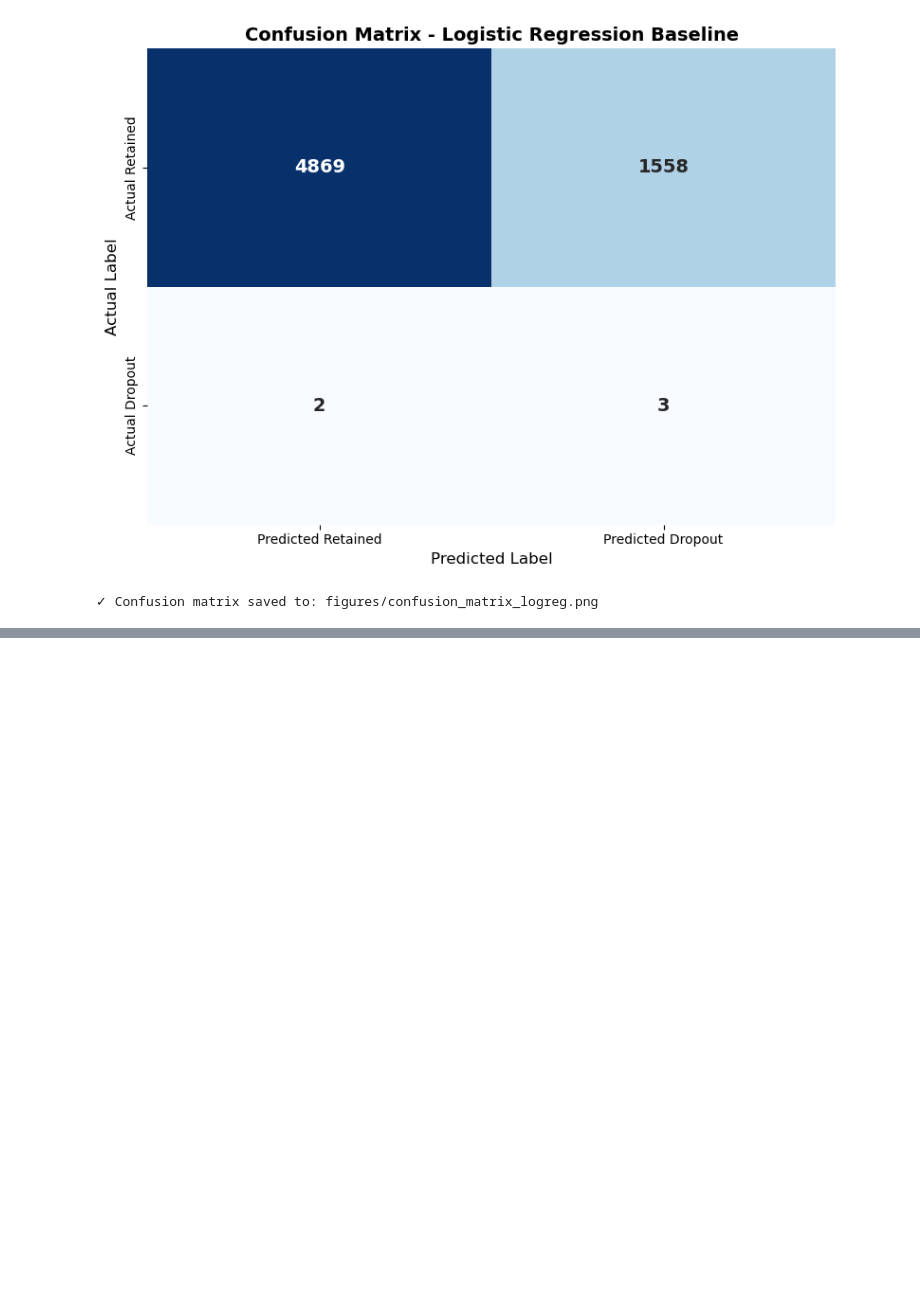
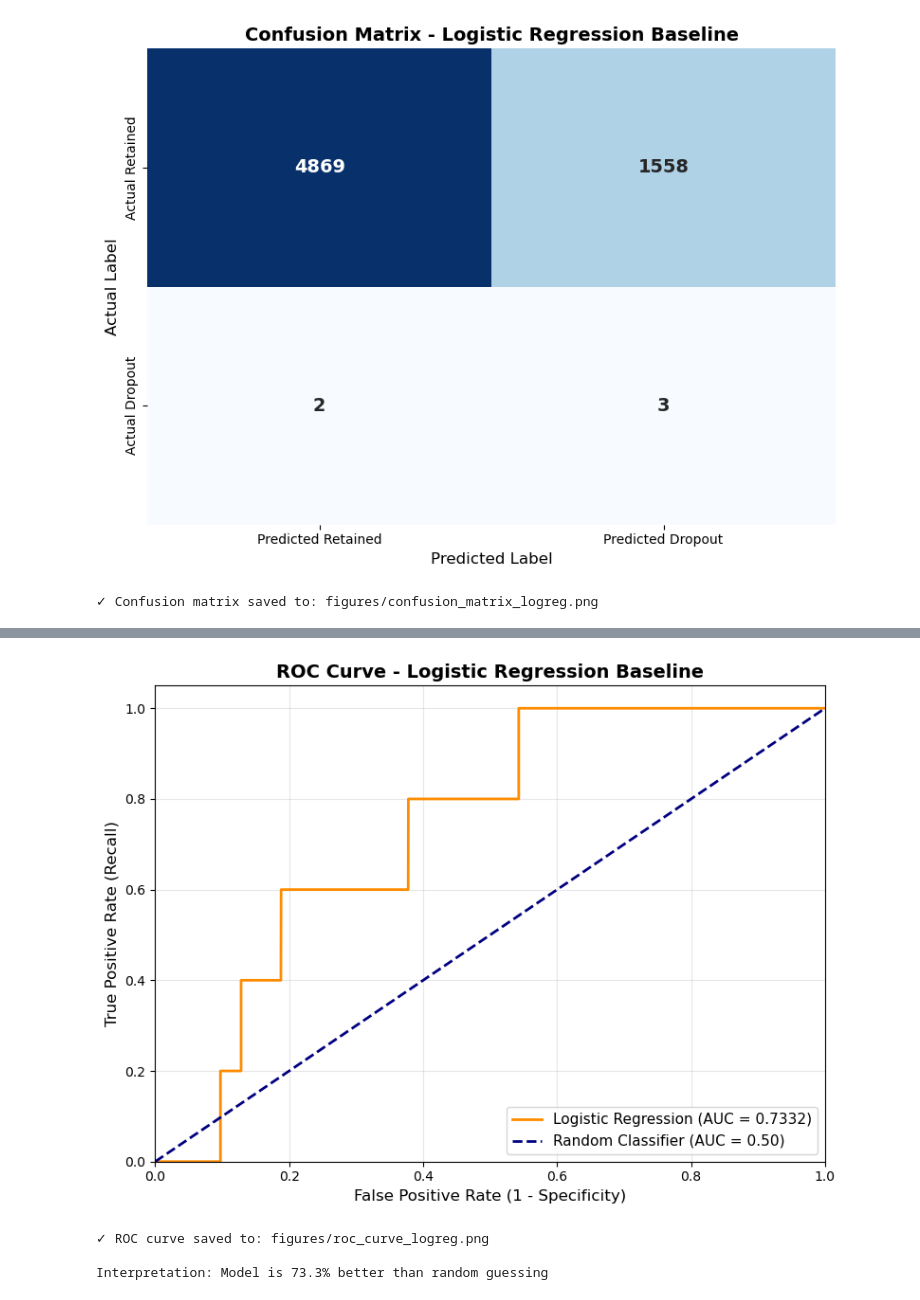
Before and after one commit to Daniellamuli/Phase-5-HIV-Care-Gap-AI, a Jupyter notebook: notebooks/06_model_2_dropout_prediction.ipynb, the cells around one changed output, grey strips where cells are left out. Cells and saved outputs as stored; diff of their text form; code cells hidden in the pictures; blank space fills up the shorter version.

Commit message:
feat: add ROC curve with AUC visualization and interpretation

```diff
--- a/notebooks/06_model_2_dropout_prediction.ipynb
+++ b/notebooks/06_model_2_dropout_prediction.ipynb
@@ -348,0 +363,40 @@ print("✓ Confusion matrix saved to: figures/confusion_matrix_logreg.png")
+# %%
+# ROC Curve
+from sklearn.metrics import roc_curve
+
+fpr, tpr, thresholds = roc_curve(y_test, y_pred_proba)
+
+plt.figure(figsize=(8, 6))
+plt.plot(
+    fpr,
+    tpr,
+    color="darkorange",
+    lw=2,
+    label=f"Logistic Regression (AUC = {auc_score:.4f})",
+)
+plt.plot(
+    [0, 1],
+    [0, 1],
+    color="navy",
+    lw=2,
+    linestyle="--",
+    label="Random Classifier (AUC = 0.50)",
+)
+plt.xlim([0.0, 1.0])
+plt.ylim([0.0, 1.05])
+plt.xlabel("False Positive Rate (1 - Specificity)", fontsize=12)
+plt.ylabel("True Positive Rate (Recall)", fontsize=12)
+plt.title("ROC Curve - Logistic Regression Baseline", fontsize=14, fontweight="bold")
+plt.legend(loc="lower right", fontsize=11)
+plt.grid(alpha=0.3)
+plt.tight_layout()
+plt.savefig("../figures/roc_curve_logreg.png", dpi=300, bbox_inches="tight")
+plt.show()
+
+print("✓ ROC curve saved to: figures/roc_curve_logreg.png")
+print(f"\nInterpretation: Model is {auc_score:.1%} better than random guessing")
+# %% [output]
+[figure, added]
+✓ ROC curve saved to: figures/roc_curve_logreg.png
+
+Interpretation: Model is 73.3% better than random guessing
```
Also changed, not shown: parts of 1 cell of this notebook, 1 other file.
